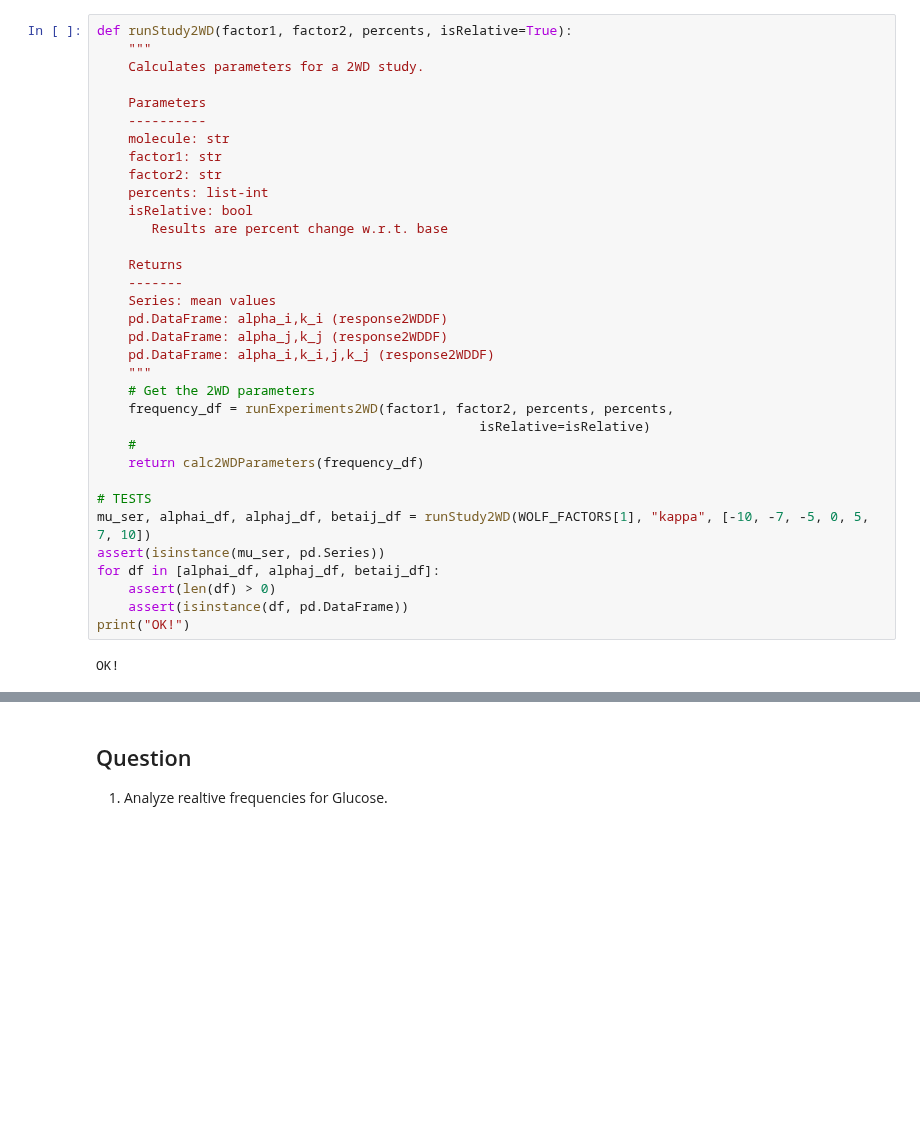
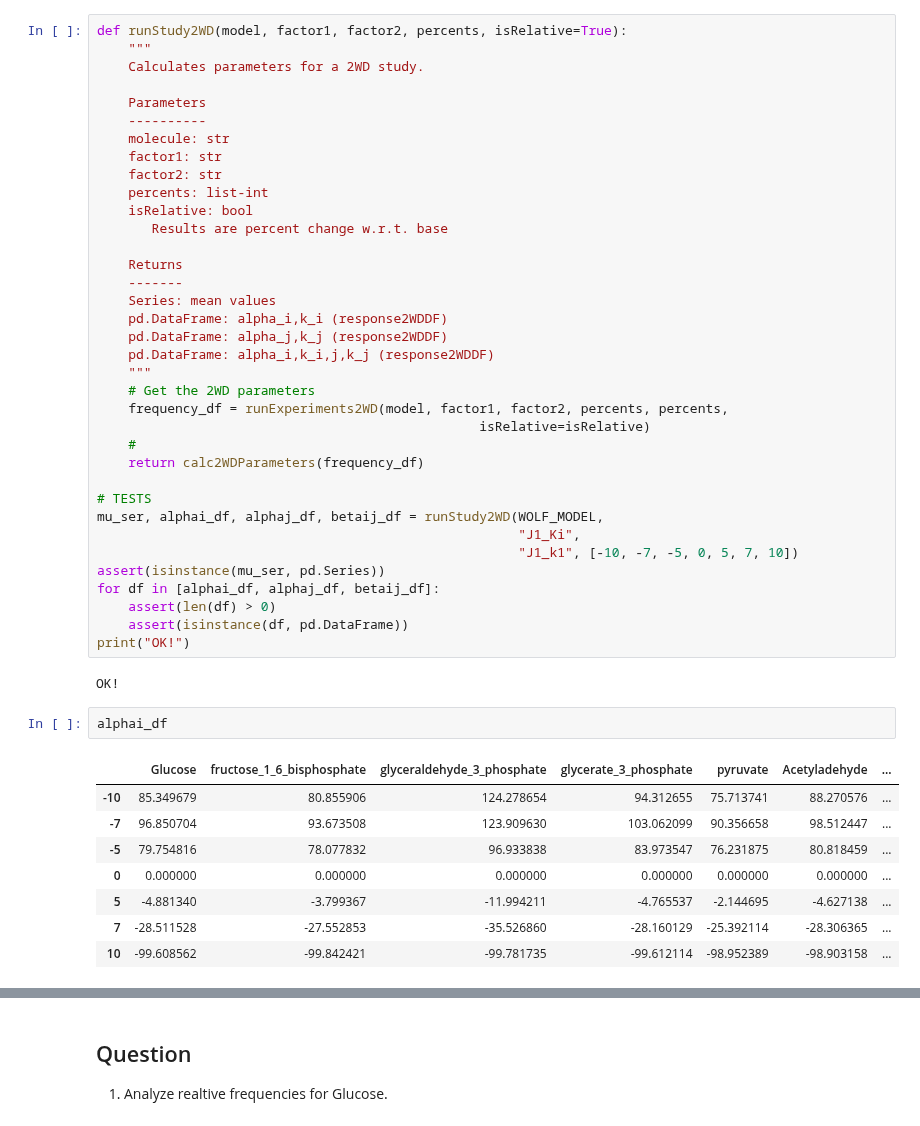
Before and after one commit to ModelEngineering/BIOEN-437, a Jupyter notebook: Lectures/Design-Of-Experiments/doe_two_way_design.ipynb, the cells around one changed output, grey strips where cells are left out. Saved outputs shown, nothing was run; the diff lists cells and outputs as text; blank space fills up the shorter version.

```diff
--- a/Lectures/Design-Of-Experiments/doe_two_way_design.ipynb
+++ b/Lectures/Design-Of-Experiments/doe_two_way_design.ipynb
@@ -769,7 +748,7 @@ and (b) the levels of factors.
 # %% [markdown]
 ## Calculating responses for 2WD
 # %%
-def runStudy2WD(factor1, factor2, percents, isRelative=True):
+def runStudy2WD(model, factor1, factor2, percents, isRelative=True):
     """
     Calculates parameters for a 2WD study.
 
@@ -790,13 +769,15 @@ def runStudy2WD(factor1, factor2, percents, isRelative=True):
     pd.DataFrame: alpha_i,k_i,j,k_j (response2WDDF)
     """
     # Get the 2WD parameters
-    frequency_df = runExperiments2WD(factor1, factor2, percents, percents,
+    frequency_df = runExperiments2WD(model, factor1, factor2, percents, percents,
                                                  isRelative=isRelative)
     #
     return calc2WDParameters(frequency_df)
 
 # TESTS
-mu_ser, alphai_df, alphaj_df, betaij_df = runStudy2WD(WOLF_FACTORS[1], "kappa", [-10, -7, -5, 0, 5, 7, 10])
+mu_ser, alphai_df, alphaj_df, betaij_df = runStudy2WD(WOLF_MODEL,
+                                                      "J1_Ki",
+                                                      "J1_k1", [-10, -7, -5, 0, 5, 7, 10])
 assert(isinstance(mu_ser, pd.Series))
 for df in [alphai_df, alphaj_df, betaij_df]:
     assert(len(df) > 0)
@@ -804,6 +785,17 @@ for df in [alphai_df, alphaj_df, betaij_df]:
 print("OK!")
 # %% [output]
 OK!
+# %%
+alphai_df
+# %% [output]
+|  | Glucose | fructose_1_6_bisphosphate | glyceraldehyde_3_phosphate | glycerate_3_phosphate | pyruvate | Acetyladehyde | ... |
+| -10 | 85.349679 | 80.855906 | 124.278654 | 94.312655 | 75.713741 | 88.270576 | ... |
+| -7 | 96.850704 | 93.673508 | 123.909630 | 103.062099 | 90.356658 | 98.512447 | ... |
+| -5 | 79.754816 | 78.077832 | 96.933838 | 83.973547 | 76.231875 | 80.818459 | ... |
+| 0 | 0.000000 | 0.000000 | 0.000000 | 0.000000 | 0.000000 | 0.000000 | ... |
+| 5 | -4.881340 | -3.799367 | -11.994211 | -4.765537 | -2.144695 | -4.627138 | ... |
+| 7 | -28.511528 | -27.552853 | -35.526860 | -28.160129 | -25.392114 | -28.306365 | ... |
+| 10 | -99.608562 | -99.842421 | -99.781735 | -99.612114 | -98.952389 | -98.903158 | ... |
 # %%
 def plot2WD(factor1, factor2, percents, isRelative=True, figsize=(20, 10)):
     """
```
Also changed, not shown: parts of 36 cells of this notebook.
